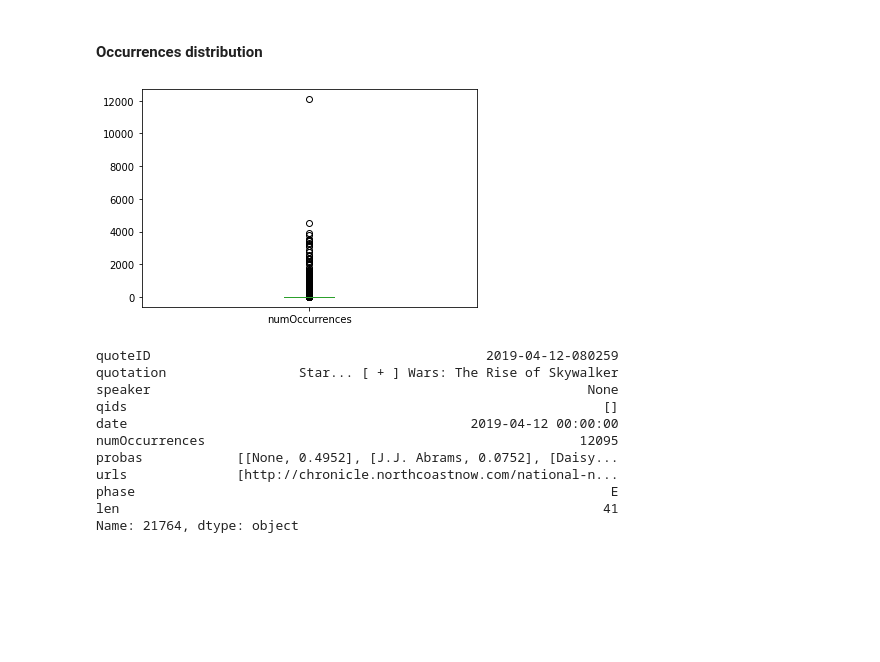
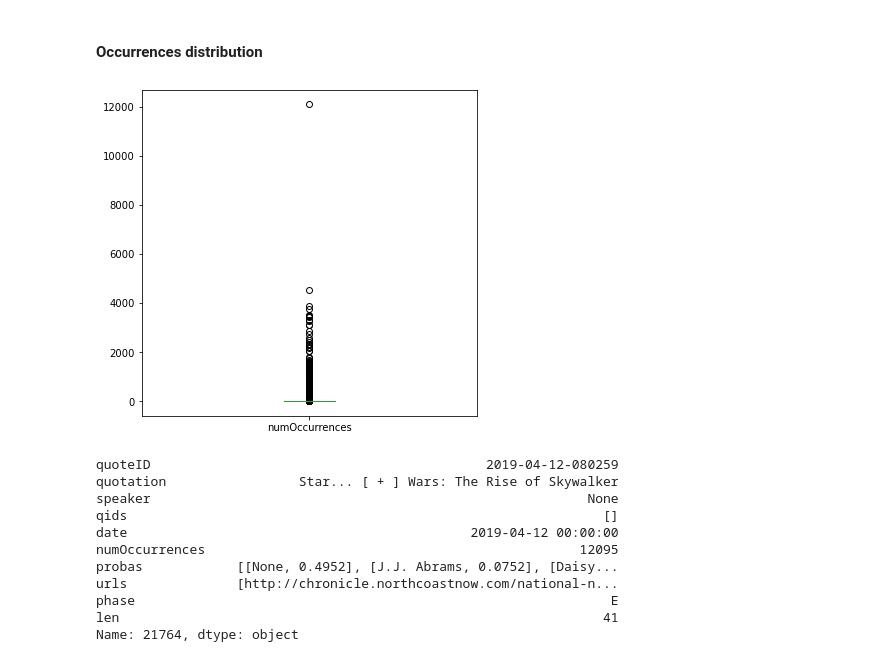
Before and after one commit to epfl-ada/ada-2021-project-k-beans, a Jupyter notebook: final_notebook.ipynb, the cells around one changed output. Cells and saved outputs as stored; diff of their text form; code cells hidden in the pictures; blank space fills up the shorter version.

```diff
--- a/final_notebook.ipynb
+++ b/final_notebook.ipynb
@@ -256,9 +257,9 @@ _ = df['len'].plot(kind='hist', bins=50, xlabel="quotation length")
 # %% [markdown]
 #### Occurrences distribution
 # %%
-_ = df['numOccurrences'].plot(kind='box')
+_ = df['numOccurrences'].plot(kind='box', figsize = [6, 6])
 # %% [output]
-[figure, old version]
+[figure, new version]
 # %%
 # Most cited quote
 df.loc[df['numOccurrences'].argmax()]
```
Also changed, not shown: parts of 10 cells of this notebook.
